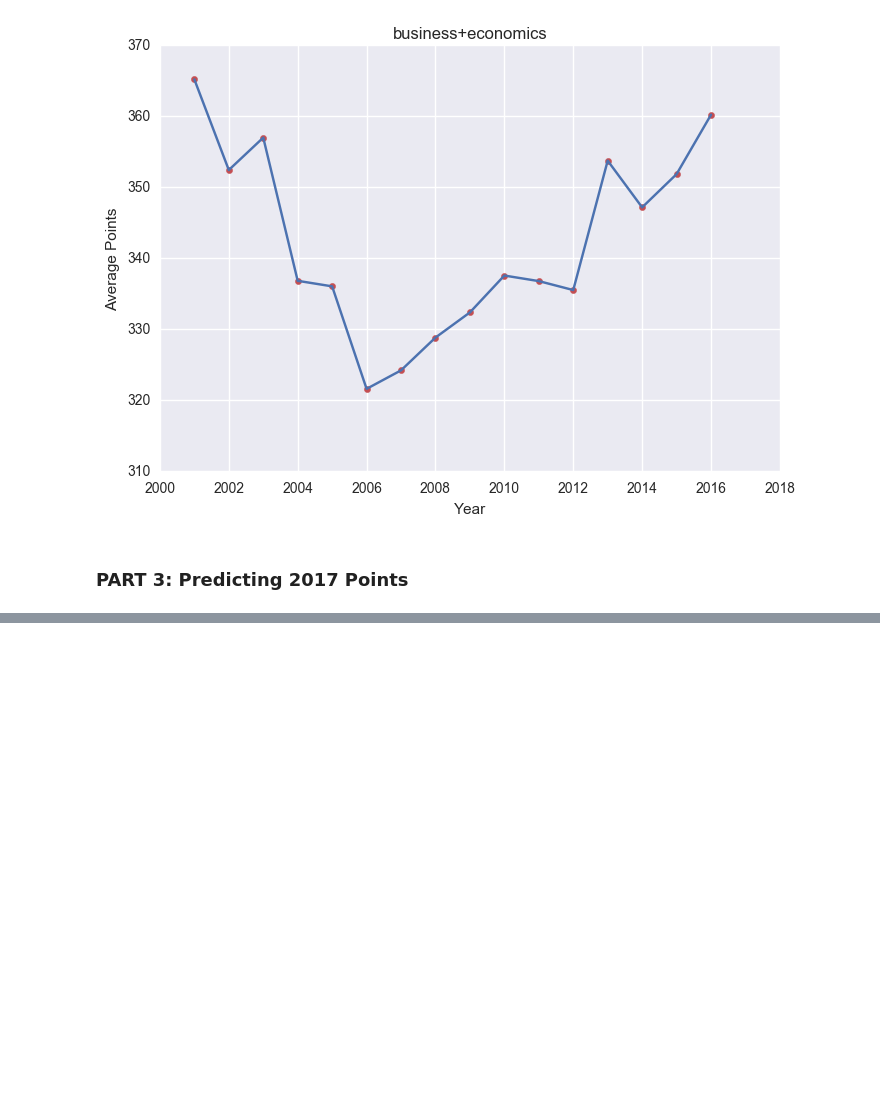
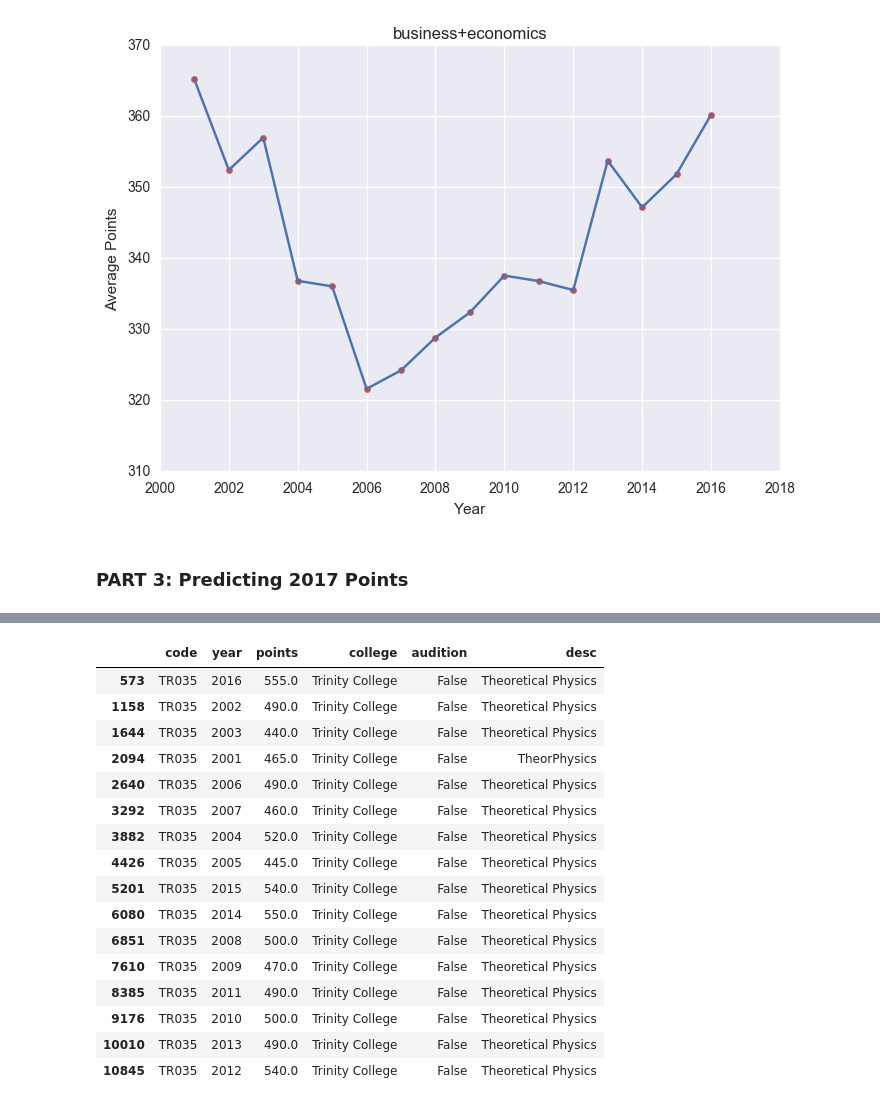
Before and after one commit to glennmoy/cao, a Jupyter notebook: level_8/analyse_data/analyse_data.v2.ipynb, the cells around one changed output, grey strips where cells are left out. Cells and saved outputs as stored; diff of their text form; code cells hidden in the pictures; blank space fills up the shorter version.

```diff
--- a/level_8/analyse_data/analyse_data.v2.ipynb
+++ b/level_8/analyse_data/analyse_data.v2.ipynb
@@ -1257,0 +1295,20 @@ ARIMA(1,1,0):            417.0 158.0
+# %%
+cao_data[cao_data['code']=='TR035']
+# %% [output]
+|  | code | year | points | college | audition | desc |
+| 573 | TR035 | 2016 | 555.0 | Trinity College | False | Theoretical Physics |
+| 1158 | TR035 | 2002 | 490.0 | Trinity College | False | Theoretical Physics |
+| 1644 | TR035 | 2003 | 440.0 | Trinity College | False | Theoretical Physics |
+| 2094 | TR035 | 2001 | 465.0 | Trinity College | False | TheorPhysics |
+| 2640 | TR035 | 2006 | 490.0 | Trinity College | False | Theoretical Physics |
+| 3292 | TR035 | 2007 | 460.0 | Trinity College | False | Theoretical Physics |
+| 3882 | TR035 | 2004 | 520.0 | Trinity College | False | Theoretical Physics |
+| 4426 | TR035 | 2005 | 445.0 | Trinity College | False | Theoretical Physics |
+| 5201 | TR035 | 2015 | 540.0 | Trinity College | False | Theoretical Physics |
+| 6080 | TR035 | 2014 | 550.0 | Trinity College | False | Theoretical Physics |
+| 6851 | TR035 | 2008 | 500.0 | Trinity College | False | Theoretical Physics |
+| 7610 | TR035 | 2009 | 470.0 | Trinity College | False | Theoretical Physics |
+| 8385 | TR035 | 2011 | 490.0 | Trinity College | False | Theoretical Physics |
+| 9176 | TR035 | 2010 | 500.0 | Trinity College | False | Theoretical Physics |
+| 10010 | TR035 | 2013 | 490.0 | Trinity College | False | Theoretical Physics |
+| 10845 | TR035 | 2012 | 540.0 | Trinity College | False | Theoretical Physics |
```
Also changed, not shown: parts of 14 cells of this notebook, 10 other files.
